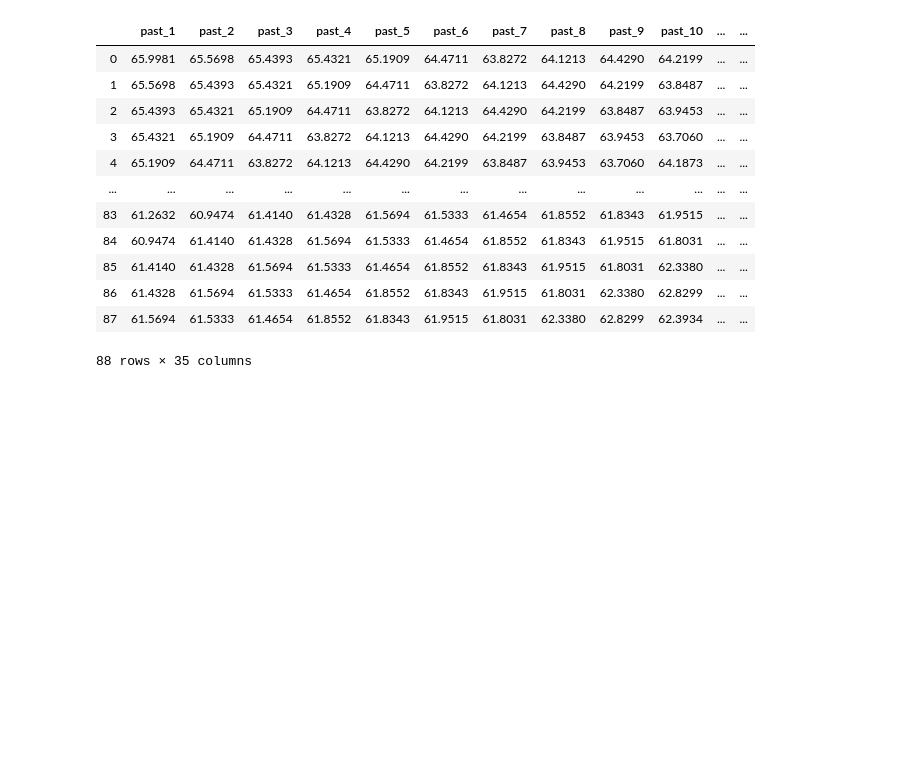
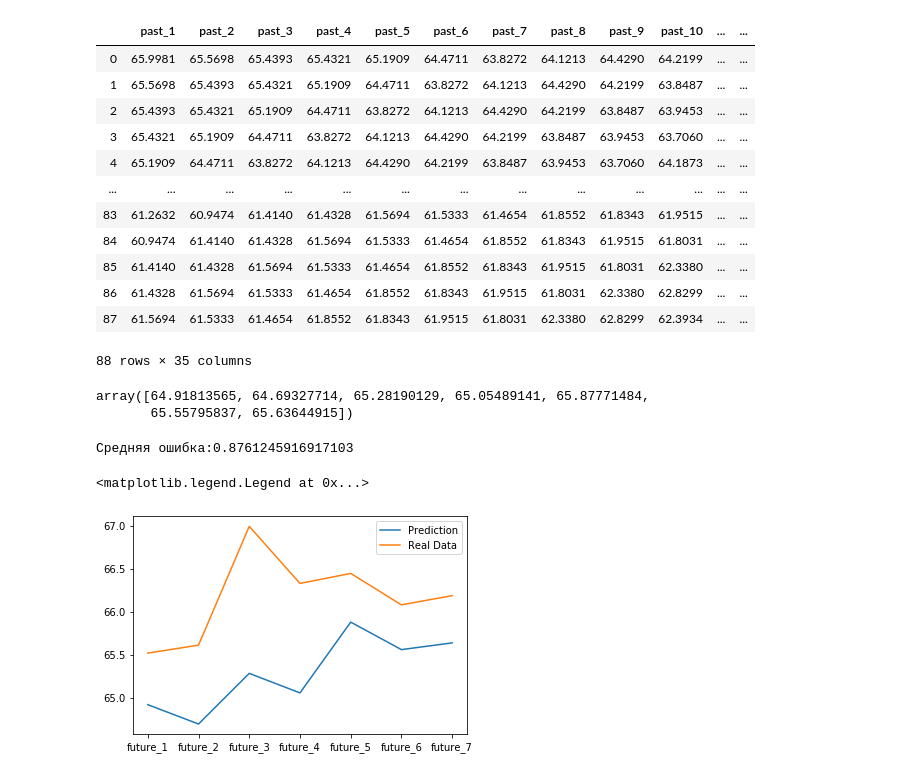
Before and after one commit to Wizard-C/calculator_for_phone, a Jupyter notebook: logics.ipynb, the cells around one changed output. Cells and saved outputs as stored; diff of their text form; code cells hidden in the pictures; blank space fills up the shorter version.

Commit message:
model prediction

```diff
--- a/logics.ipynb
+++ b/logics.ipynb
@@ -30,7 +35,7 @@ raw_data
 past = 7 * 4 # Обучение за 4 недели
 future = 7 # Предсказание на неделю
 start = past
-end = len(raw_data)-feature
+end = len(raw_data)-future
 data = []
 # %%
 j = 0
@@ -56,3 +61,32 @@ df
 | 86 | 61.4328 | 61.5694 | 61.5333 | 61.4654 | 61.8552 | 61.8343 | 61.9515 | 61.8031 | 62.3380 | 62.8299 | ... | ... |
 | 87 | 61.5694 | 61.5333 | 61.4654 | 61.8552 | 61.8343 | 61.9515 | 61.8031 | 62.3380 | 62.8299 | 62.3934 | ... | ... |
 88 rows × 35 columns
+# %%
+# Создание обучение
+X = df[past_columns][:-1]
+y = df[future_columns][:-1]
+# Проверка (Тест)
+X_test = df[past_columns][-1:]
+y_test = df[future_columns][-1:]
+y_test = y_test.iloc[0]
+# %%
+# Обучение модели на основе линейной регрессии
+lin_regr = LinearRegression()
+lin_regr.fit(X, y)
+# Создаем предсказание
+predict = lin_regr.predict(X_test)
+predict = predict[0]
+predict
+# %% [output]
+array([64.91813565, 64.69327714, 65.28190129, 65.05489141, 65.87771484,
+       65.55795837, 65.63644915])
+# %%
+# Выводим график и среднюю ошибку
+plt.plot(predict, label="Prediction")
+plt.plot(y_test, label="Real Data")
+print('Средняя ошибка:' + str(mean_absolute_error(predict, y_test)))
+plt.legend()
+# %% [output]
+Средняя ошибка:0.8761245916917103
+<matplotlib.legend.Legend at 0x...>
+[figure, added]
```
Also changed, not shown: parts of 2 cells of this notebook.
